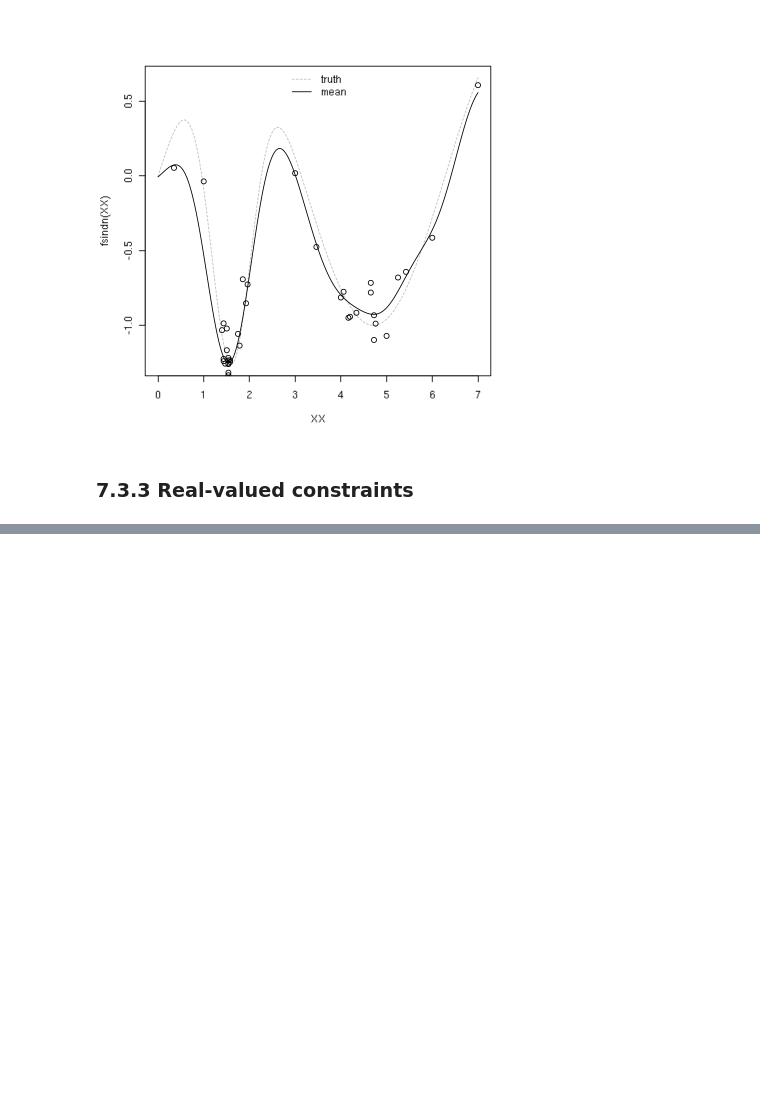
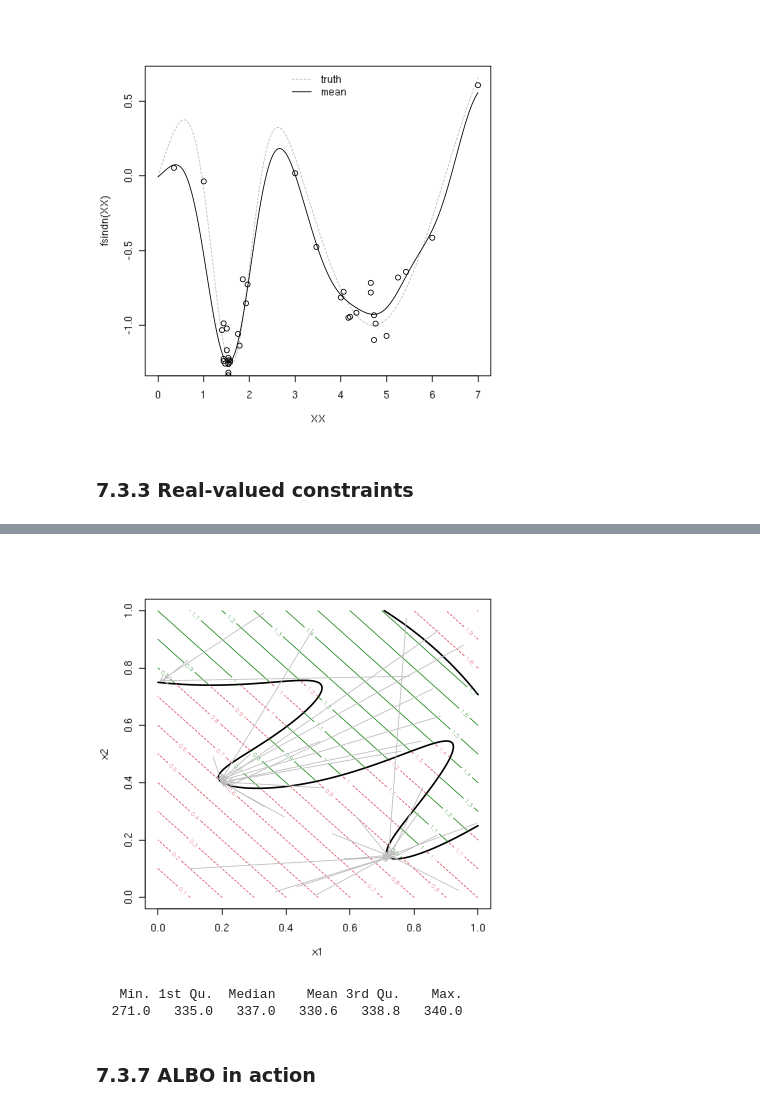
Before and after one commit to gglee4ai/study-surrogates-2020, a Jupyter notebook: ch07.ipynb, the cells around one changed output, grey strips where cells are left out. Cells and saved outputs as stored; diff of their text form; code cells hidden in the pictures; blank space fills up the shorter version.

```diff
--- a/ch07.ipynb
+++ b/ch07.ipynb
@@ -825,0 +884,10 @@ deleteGP(gpi)
+# %%
+ALwrap <- function(x, blackbox, B, lambda, rho)
+ {
+  if(any(x < B[,1]) | any(x > B[,2])) return(Inf)
+  fc <- blackbox(x)
+  al <- fc$obj + lambda %*% fc$c +
+    rep(1/(2*rho), length(fc$c)) %*% pmax(0, fc$c)^2
+  evals <<- evals + 1
+  return(al)
+ }
@@ -825,0 +955,24 @@ deleteGP(gpi)
+# %%
+reps <- 30
+all.evals <- rep(NA, reps)
+start <- end <- matrix(NA, nrow=reps, ncol=2)
+for(i in 1:reps) {
+  evals <- 0
+  prog <- ALoptim(aimprob, B, kmax=20)
+  start[i,] <- prog[1,-3]
+  m <- which.min(prog[,3])
+  end[i,] <- prog[m,-3]
+  all.evals[i] <- evals
+}
+# %%
+plotprob(aimprob)
+arrows(start[,1], start[,2], end[,1], end[,2], length=0.1, col="gray")
+# %% [output]
+[figure, added]
+# %%
+summary(all.evals)
+# %% [output]
+   Min. 1st Qu.  Median    Mean 3rd Qu.    Max.
+  271.0   335.0   337.0   330.6   338.8   340.0
+# %% [markdown]
+### 7.3.7 ALBO in action
```
Also changed, not shown: parts of 24 cells of this notebook.
